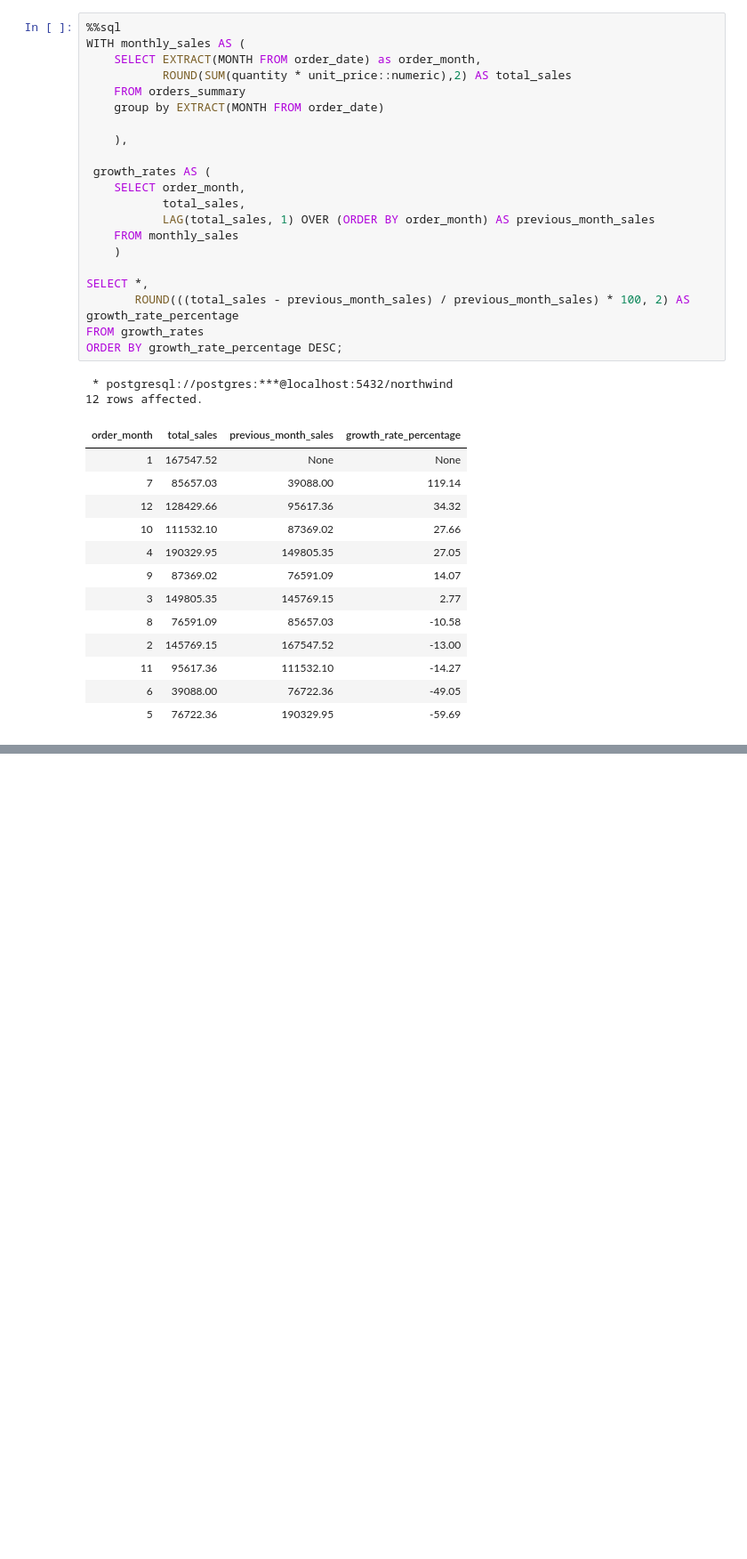
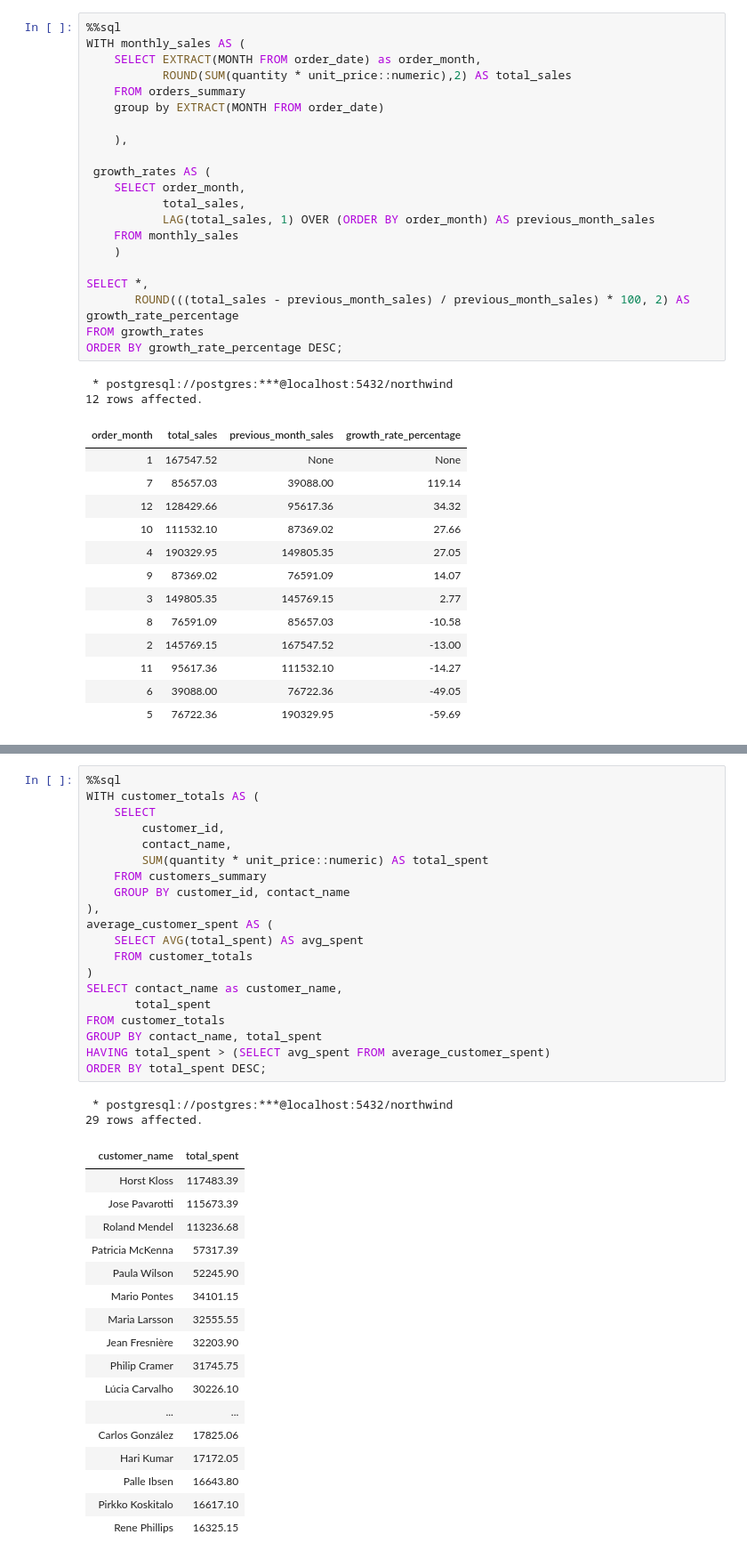
Before and after one commit to TomazFilgueira/Dq_Datascientist, a Jupyter notebook: 5 - Working with Datasources using SQL/5.6 - Window Functions in SQL/Window Function guided project.ipynb, the cells around one changed output, grey strips where cells are left out. Shown at 89% size. Saved outputs shown, nothing was run; the diff lists cells and outputs as text; blank space fills up the shorter version.

```diff
--- a/5 - Working with Datasources using SQL/5.6 - Window Functions in SQL/Window Function guided project.ipynb
+++ b/5 - Working with Datasources using SQL/5.6 - Window Functions in SQL/Window Function guided project.ipynb
@@ -304,0 +324,40 @@ Overall, the results indicate that sales performance is driven by **sporadic pea
+# %%
+%%sql
+WITH customer_totals AS (
+    SELECT
+        customer_id,
+        contact_name,
+        SUM(quantity * unit_price::numeric) AS total_spent
+    FROM customers_summary
+    GROUP BY customer_id, contact_name
+),
+average_customer_spent AS (
+    SELECT AVG(total_spent) AS avg_spent
+    FROM customer_totals
+)
+SELECT contact_name as customer_name,
+       total_spent
+FROM customer_totals
+GROUP BY contact_name, total_spent
+HAVING total_spent > (SELECT avg_spent FROM average_customer_spent)
+ORDER BY total_spent DESC;
+# %% [output]
+ * postgresql://postgres:***@localhost:5432/northwind
+29 rows affected.
+| customer_name | total_spent |
+| Horst Kloss | 117483.39 |
+| Jose Pavarotti | 115673.39 |
+| Roland Mendel | 113236.68 |
+| Patricia McKenna | 57317.39 |
+| Paula Wilson | 52245.90 |
+| Mario Pontes | 34101.15 |
+| Maria Larsson | 32555.55 |
+| Jean Fresnière | 32203.90 |
+| Philip Cramer | 31745.75 |
+| Lúcia Carvalho | 30226.10 |
+| ... | ... |
+| Carlos González | 17825.06 |
+| Hari Kumar | 17172.05 |
+| Palle Ibsen | 16643.80 |
+| Pirkko Koskitalo | 16617.10 |
+| Rene Phillips | 16325.15 |
```
Also changed, not shown: parts of 17 cells of this notebook.
